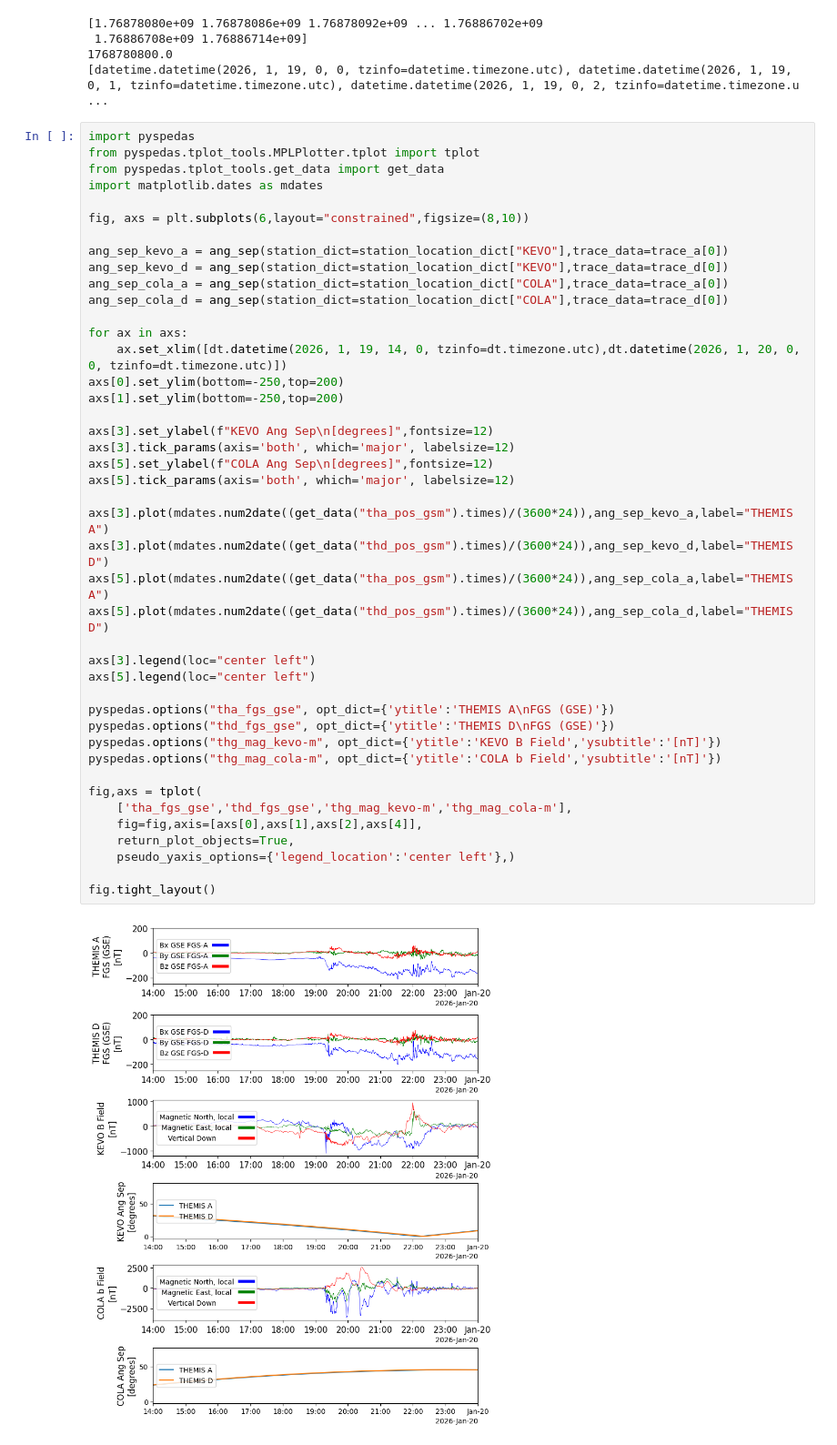
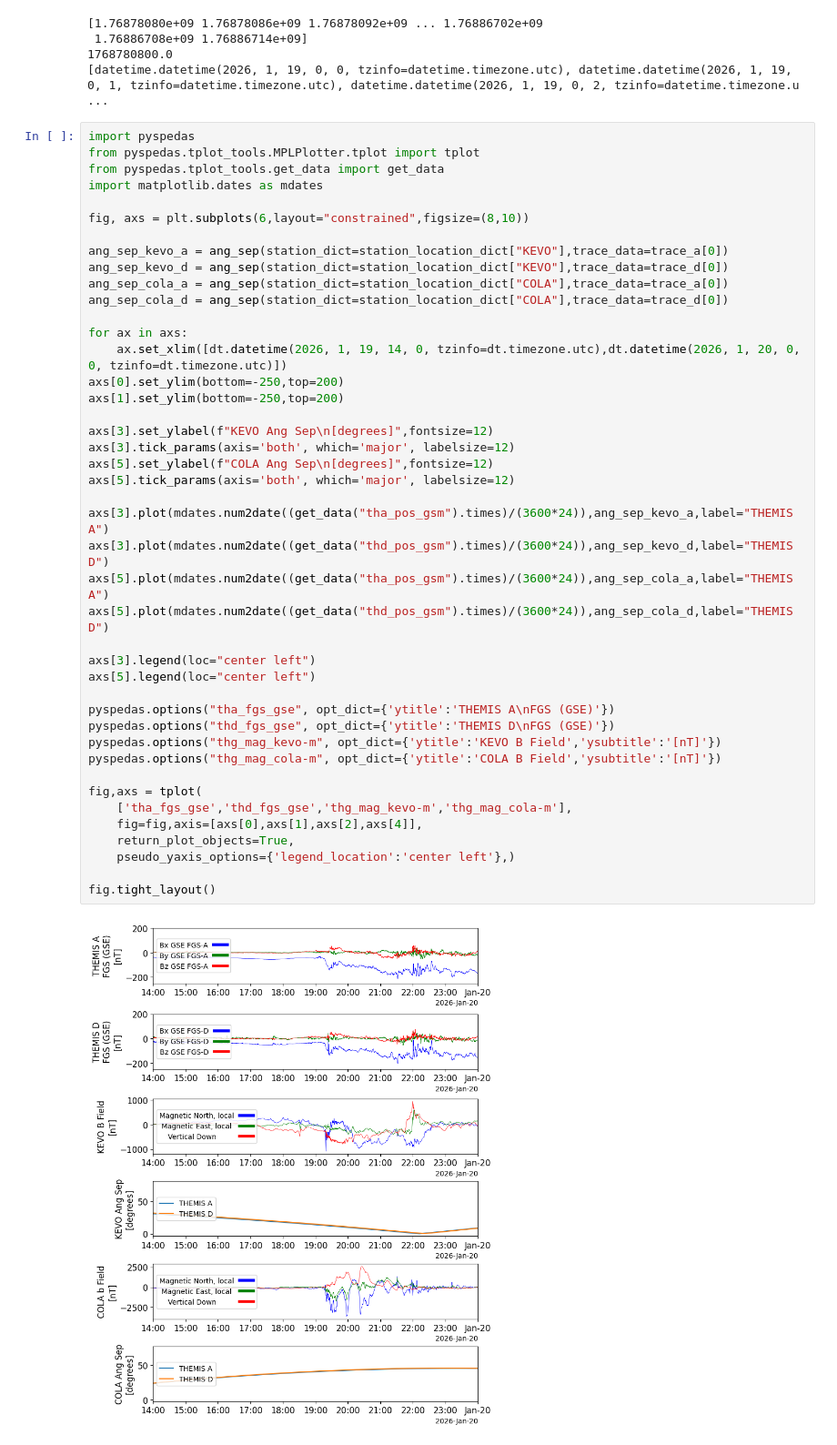
Before and after one commit to spedas/pyspedas_examples, a Jupyter notebook: pyspedas_examples/notebooks/gem_demo_2026.ipynb, the cells around one changed output. Shown at 91% size. Saved outputs shown, nothing was run; the diff lists cells and outputs as text.

```diff
--- a/pyspedas_examples/notebooks/gem_demo_2026.ipynb
+++ b/pyspedas_examples/notebooks/gem_demo_2026.ipynb
@@ -318,32 +318,32 @@ ang_sep_cola_d = ang_sep(station_dict=station_location_dict["COLA"],trace_data=t
 for ax in axs:
     ax.set_xlim([dt.datetime(2026, 1, 19, 14, 0, tzinfo=dt.timezone.utc),dt.datetime(2026, 1, 20, 0, 0, tzinfo=dt.timezone.utc)])
 axs[0].set_ylim(bottom=-250,top=200)
 axs[1].set_ylim(bottom=-250,top=200)
 
 axs[3].set_ylabel(f"KEVO Ang Sep\n[degrees]",fontsize=12)
 axs[3].tick_params(axis='both', which='major', labelsize=12)
 axs[5].set_ylabel(f"COLA Ang Sep\n[degrees]",fontsize=12)
 axs[5].tick_params(axis='both', which='major', labelsize=12)
 
 axs[3].plot(mdates.num2date((get_data("tha_pos_gsm").times)/(3600*24)),ang_sep_kevo_a,label="THEMIS A")
 axs[3].plot(mdates.num2date((get_data("thd_pos_gsm").times)/(3600*24)),ang_sep_kevo_d,label="THEMIS D")
 axs[5].plot(mdates.num2date((get_data("tha_pos_gsm").times)/(3600*24)),ang_sep_cola_a,label="THEMIS A")
 axs[5].plot(mdates.num2date((get_data("thd_pos_gsm").times)/(3600*24)),ang_sep_cola_d,label="THEMIS D")
 
 axs[3].legend(loc="center left")
 axs[5].legend(loc="center left")
 
 pyspedas.options("tha_fgs_gse", opt_dict={'ytitle':'THEMIS A\nFGS (GSE)'})
 pyspedas.options("thd_fgs_gse", opt_dict={'ytitle':'THEMIS D\nFGS (GSE)'})
 pyspedas.options("thg_mag_kevo-m", opt_dict={'ytitle':'KEVO B Field','ysubtitle':'[nT]'})
-pyspedas.options("thg_mag_cola-m", opt_dict={'ytitle':'COLA b Field','ysubtitle':'[nT]'})
+pyspedas.options("thg_mag_cola-m", opt_dict={'ytitle':'COLA B Field','ysubtitle':'[nT]'})
 
 fig,axs = tplot(
     ['tha_fgs_gse','thd_fgs_gse','thg_mag_kevo-m','thg_mag_cola-m'],
     fig=fig,axis=[axs[0],axs[1],axs[2],axs[4]],
     return_plot_objects=True,
     pseudo_yaxis_options={'legend_location':'center left'},)
 
 fig.tight_layout()
 # %% [output]
-[figure, old version]
+[figure, new version]
```
